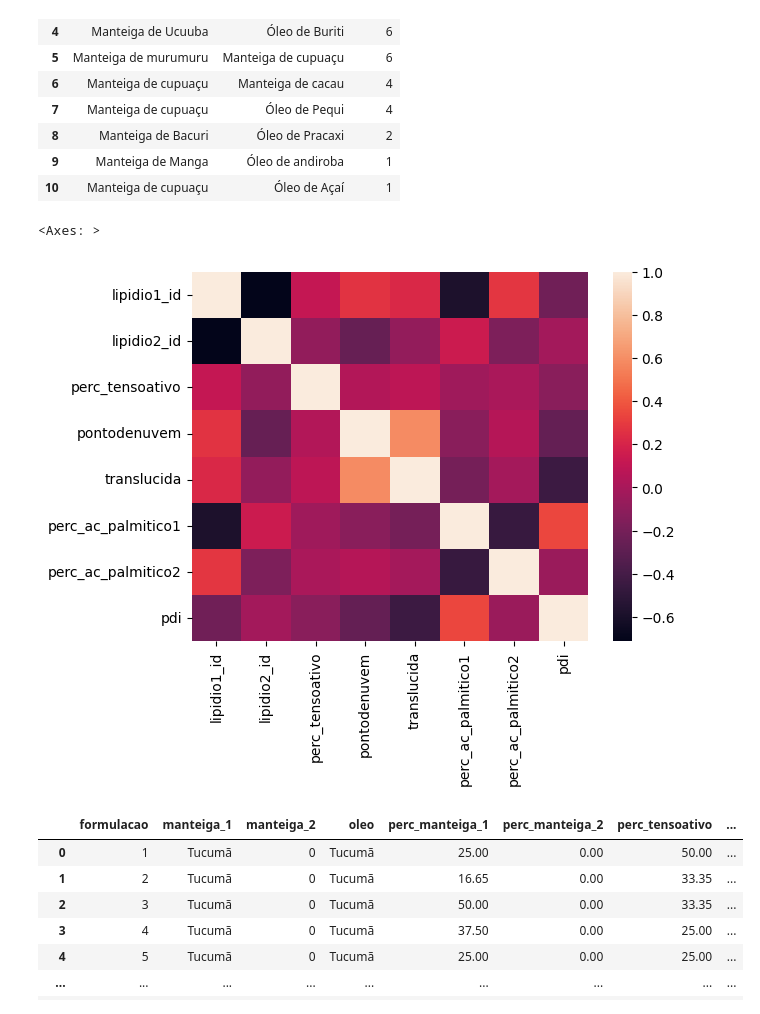
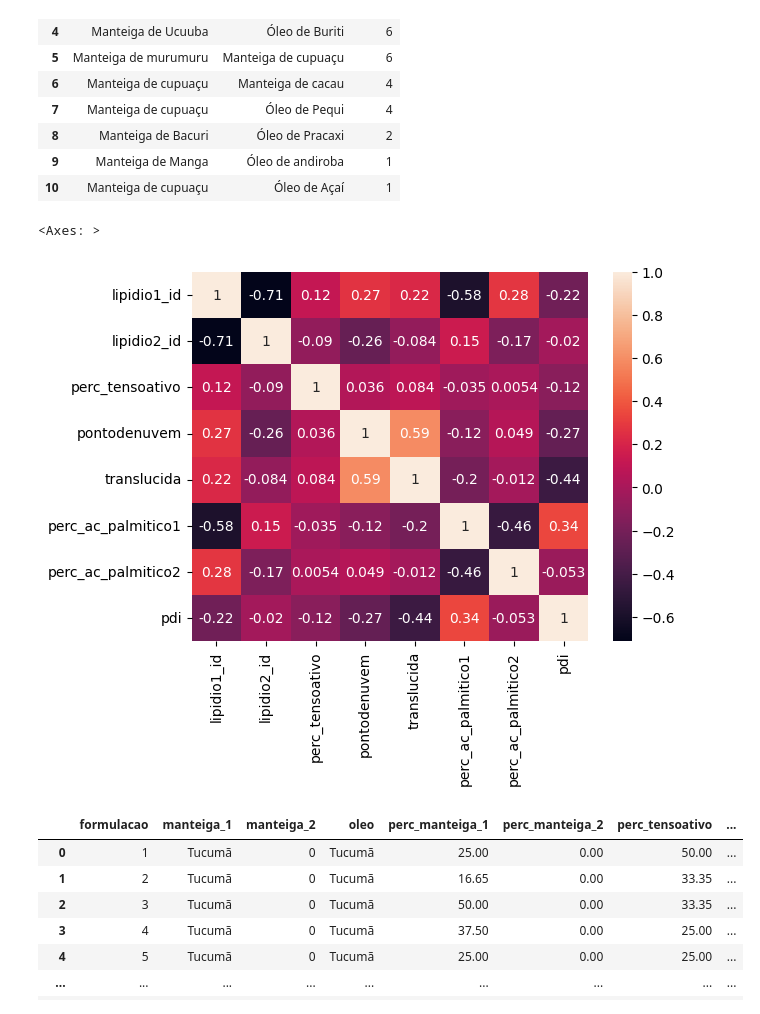
Before and after one commit to brfiso/PyNanoEmulsion, a Jupyter notebook: AnaliseFormulacoes.ipynb, the cells around one changed output. Cells and saved outputs as stored; diff of their text form; code cells hidden in the pictures.

```diff
--- a/AnaliseFormulacoes.ipynb
+++ b/AnaliseFormulacoes.ipynb
@@ -133,11 +140,11 @@ df[df['pdi'] < 0.3][['lipidio1','lipidio2']].value_counts().reset_index()
 # %%
 df['lipidio1_id'] = LabelEncoder().fit_transform(df['lipidio1'])
 df['lipidio2_id'] = LabelEncoder().fit_transform(df['lipidio2'])
 
-sns.heatmap(df[['lipidio1_id', 'lipidio2_id', 'perc_tensoativo', 'pontodenuvem','translucida', 'perc_ac_palmitico1', 'perc_ac_palmitico2', 'pdi']].corr())
+sns.heatmap(df[['lipidio1_id', 'lipidio2_id', 'perc_tensoativo', 'pontodenuvem','translucida', 'perc_ac_palmitico1', 'perc_ac_palmitico2', 'pdi']].corr(), annot=True)
 # %% [output]
 <Axes: >
-[figure, old version]
+[figure, new version]
 # %%
 df
 # %% [output]
```
Also changed, not shown: parts of 3 cells of this notebook.
